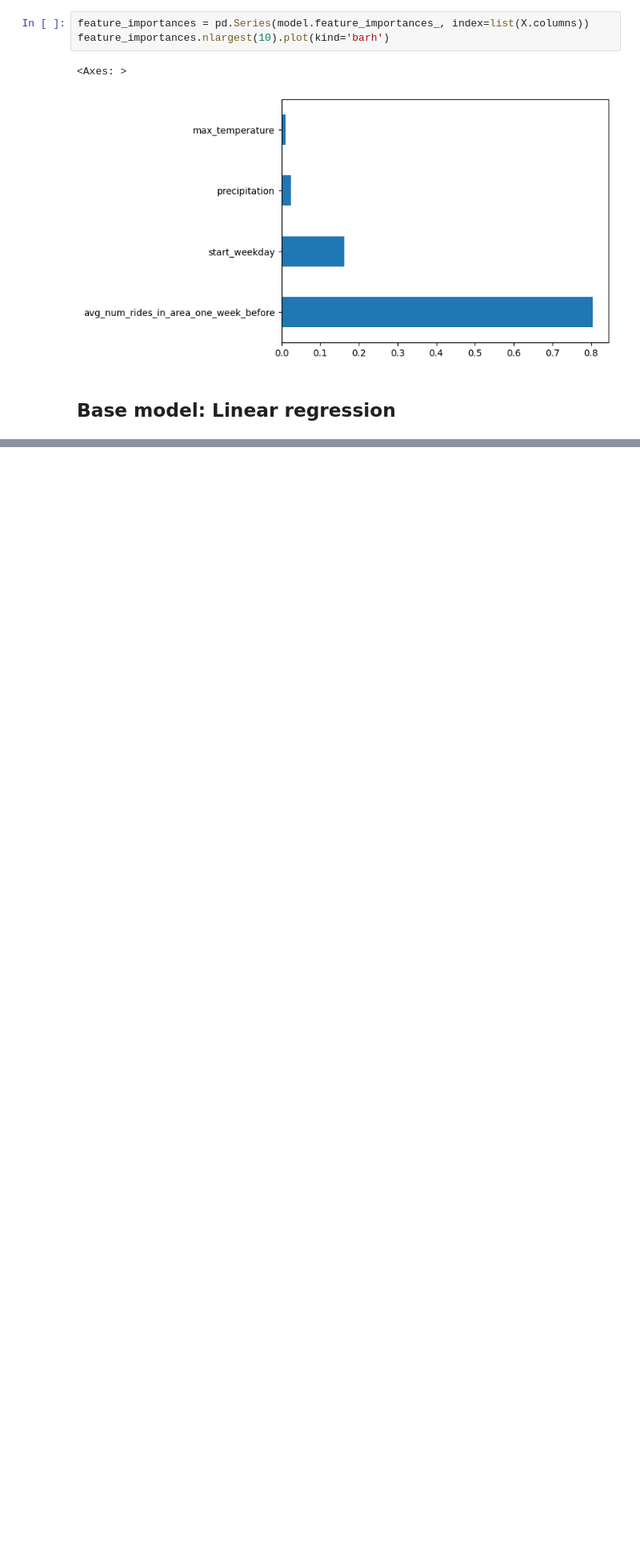
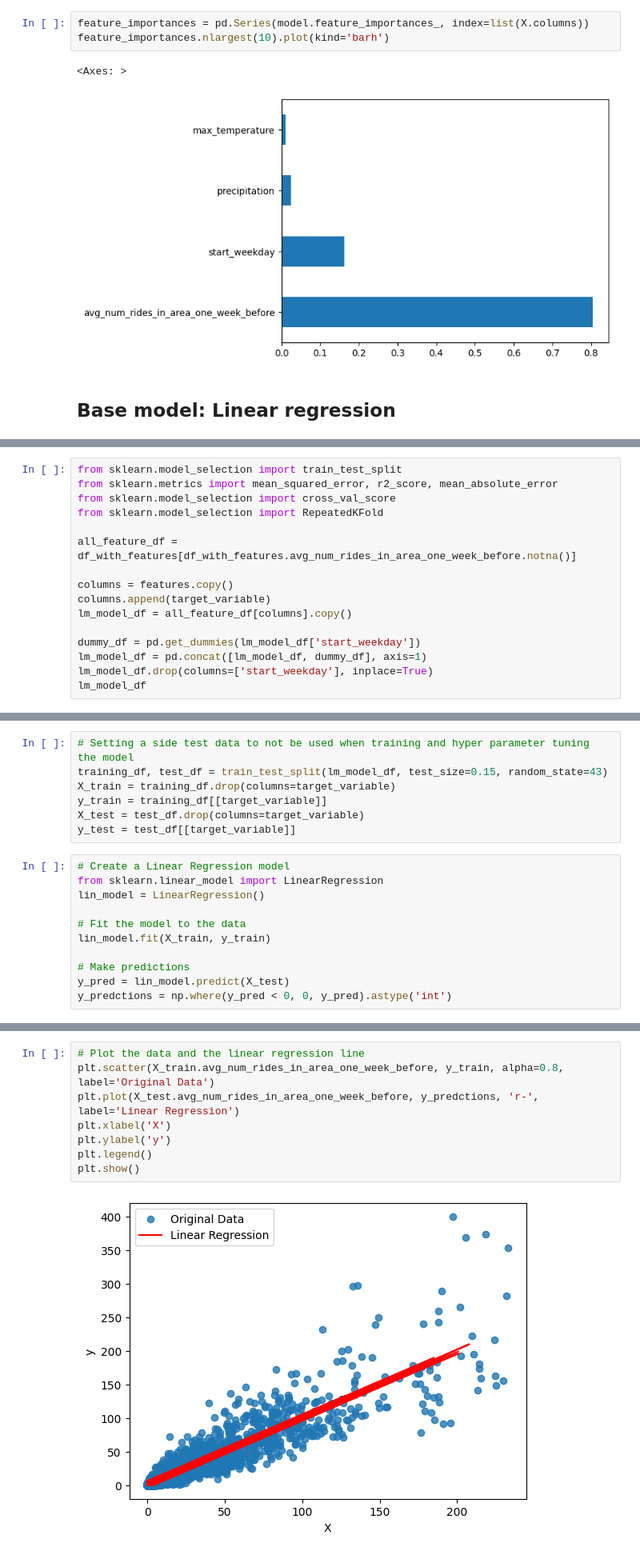
Before and after one commit to logro003/demand-fc, a Jupyter notebook: notebooks/hp_tuning_and_evaluation.ipynb, the cells around one changed output, grey strips where cells are left out. Shown: that part at 80% size. Cells and saved outputs as stored; diff of their text form; blank space fills up the shorter version.

```diff
--- a/notebooks/hp_tuning_and_evaluation.ipynb
+++ b/notebooks/hp_tuning_and_evaluation.ipynb
@@ -410,0 +392,16 @@ feature_importances.nlargest(10).plot(kind='barh')
+# %%
+from sklearn.model_selection import train_test_split
+from sklearn.metrics import mean_squared_error, r2_score, mean_absolute_error
+from sklearn.model_selection import cross_val_score
+from sklearn.model_selection import RepeatedKFold
+
+all_feature_df = df_with_features[df_with_features.avg_num_rides_in_area_one_week_before.notna()]
+
+columns = features.copy()
+columns.append(target_variable)
+lm_model_df = all_feature_df[columns].copy()
+
+dummy_df = pd.get_dummies(lm_model_df['start_weekday'])
+lm_model_df = pd.concat([lm_model_df, dummy_df], axis=1)
+lm_model_df.drop(columns=['start_weekday'], inplace=True)
+lm_model_df
@@ -410,0 +422,18 @@ feature_importances.nlargest(10).plot(kind='barh')
+# %%
+# Setting a side test data to not be used when training and hyper parameter tuning the model
+training_df, test_df = train_test_split(lm_model_df, test_size=0.15, random_state=43)
+X_train = training_df.drop(columns=target_variable)
+y_train = training_df[[target_variable]]
+X_test = test_df.drop(columns=target_variable)
+y_test = test_df[[target_variable]]
+# %%
+# Create a Linear Regression model
+from sklearn.linear_model import LinearRegression
+lin_model = LinearRegression()
+
+# Fit the model to the data
+lin_model.fit(X_train, y_train)
+
+# Make predictions
+y_pred = lin_model.predict(X_test)
+y_predctions = np.where(y_pred < 0, 0, y_pred).astype('int')
@@ -410,0 +470,10 @@ feature_importances.nlargest(10).plot(kind='barh')
+# %%
+# Plot the data and the linear regression line
+plt.scatter(X_train.avg_num_rides_in_area_one_week_before, y_train, alpha=0.8, label='Original Data')
+plt.plot(X_test.avg_num_rides_in_area_one_week_before, y_predctions, 'r-', label='Linear Regression')
+plt.xlabel('X')
+plt.ylabel('y')
+plt.legend()
+plt.show()
+# %% [output]
+[figure, added]
```
Also changed, not shown: parts of 8 cells of this notebook, 1 other file.
